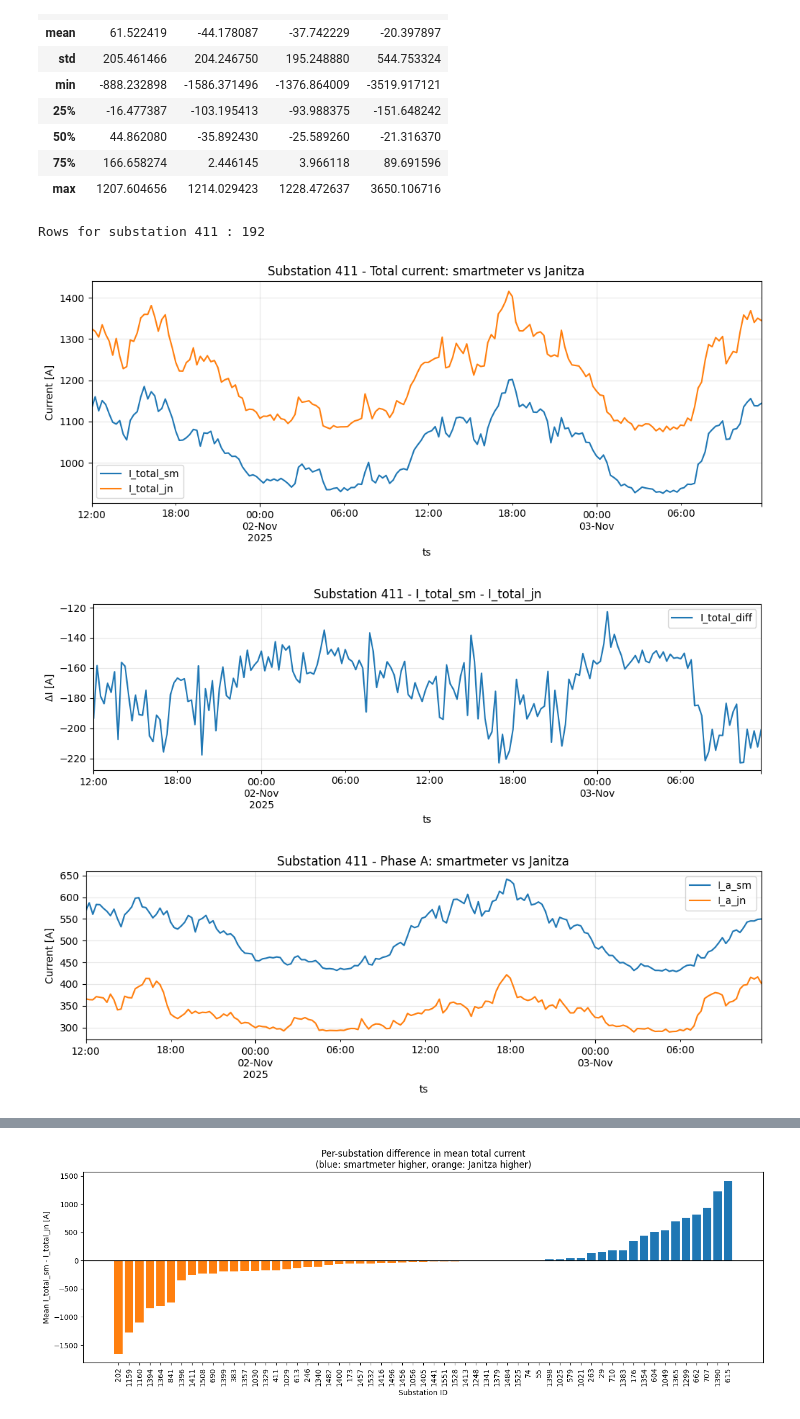
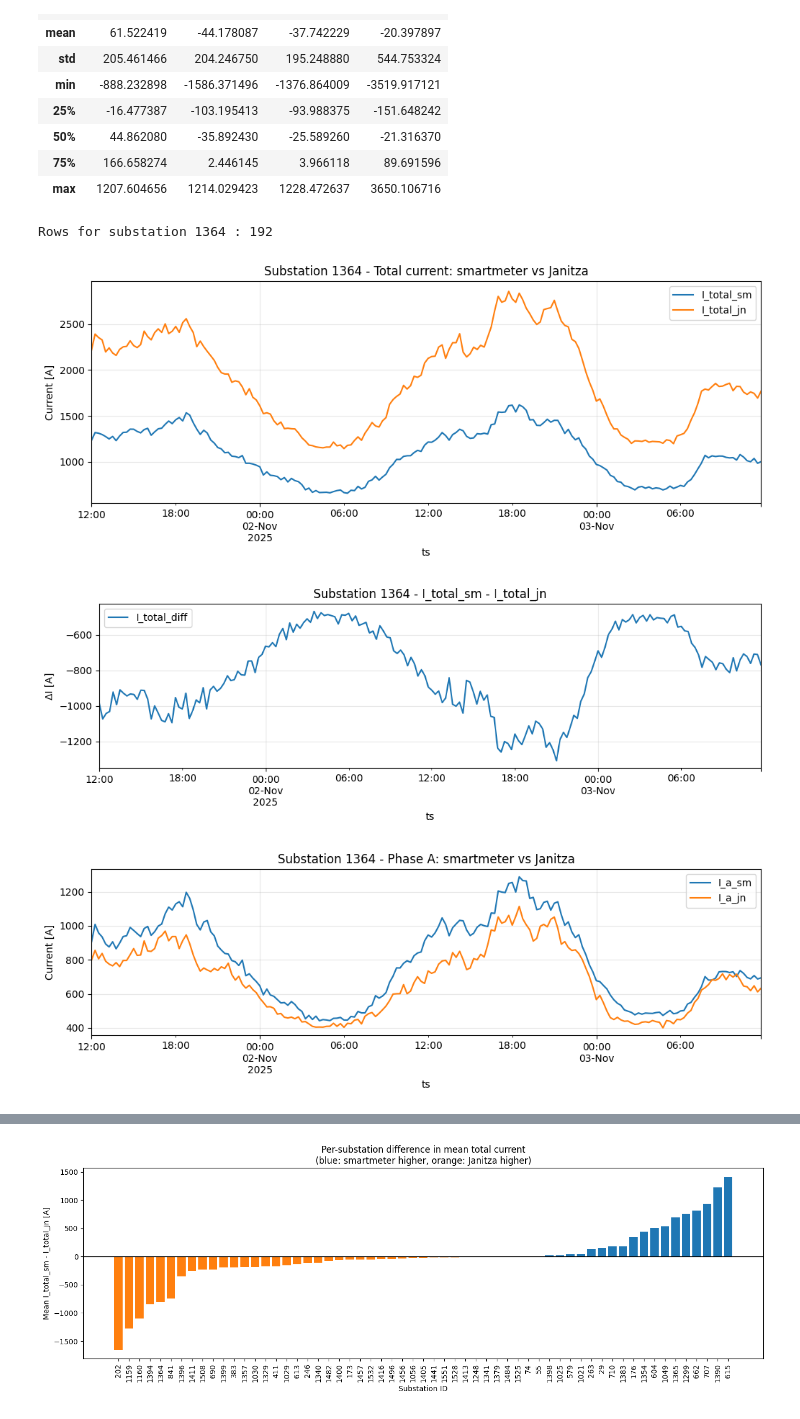
Before and after one commit to MindisBlank/Jasonaq_thesis, a Jupyter notebook: notebooks/smartmeter_vs_janitza.ipynb, the cells around one changed output, grey strips where cells are left out. Saved outputs shown, nothing was run; the diff lists cells and outputs as text; code cells hidden in the pictures.

```diff
--- a/notebooks/smartmeter_vs_janitza.ipynb
+++ b/notebooks/smartmeter_vs_janitza.ipynb
@@ -102,7 +102,7 @@ Merged shape: (11328, 13)
 | 75% | 166.658274 | 2.446145 | 3.966118 | 89.691596 |
 | max | 1207.604656 | 1214.029423 | 1228.472637 | 3650.106716 |
 # %%
-sub = 411  # change this to whatever you want
+sub = 1364  # change this to whatever you want
 
 sub_df = (
     merged[merged["substation_id"] == sub]
@@ -110,37 +110,37 @@ sub_df = (
     .sort_index()
 )
 
 print("Rows for substation", sub, ":", sub_df.shape[0])
 sub_df[["I_total_sm", "I_total_jn", "I_total_diff"]].head()
 
 ax = sub_df[["I_total_sm", "I_total_jn"]].plot(
     figsize=(12, 4),
     title=f"Substation {sub} - Total current: smartmeter vs Janitza",
 )
 ax.set_ylabel("Current [A]")
 ax.grid(True, alpha=0.3)
 plt.show()
 
 ax2 = sub_df[["I_total_diff"]].plot(
     figsize=(12, 3),
     title=f"Substation {sub} - I_total_sm - I_total_jn",
 )
 ax2.set_ylabel("ΔI [A]")
 ax2.grid(True, alpha=0.3)
 plt.show()
 
 ax3 = sub_df[["I_a_sm", "I_a_jn"]].plot(
     figsize=(12, 3),
     title=f"Substation {sub} - Phase A: smartmeter vs Janitza",
 )
 ax3.set_ylabel("Current [A]")
 ax3.grid(True, alpha=0.3)
 plt.show()
 # %% [output]
-Rows for substation 411 : 192
+Rows for substation 1364 : 192
-[figure, old version]
+[figure, new version]
-[figure, old version]
+[figure, new version]
-[figure, old version]
+[figure, new version]
 # %%
 aligned = sub_df[["I_total_sm", "I_total_jn"]].dropna()
 
```
Also changed, not shown: parts of 1 cell of this notebook, 2 other files.
